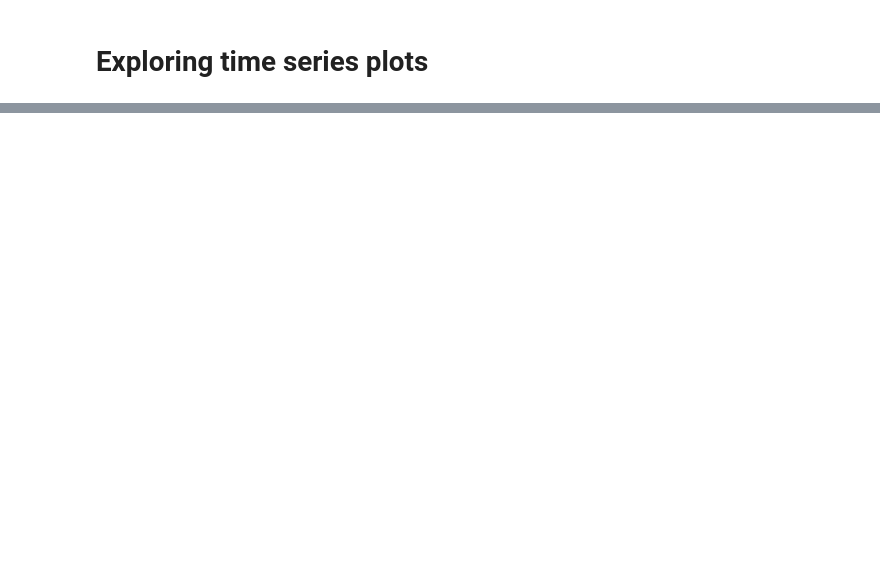
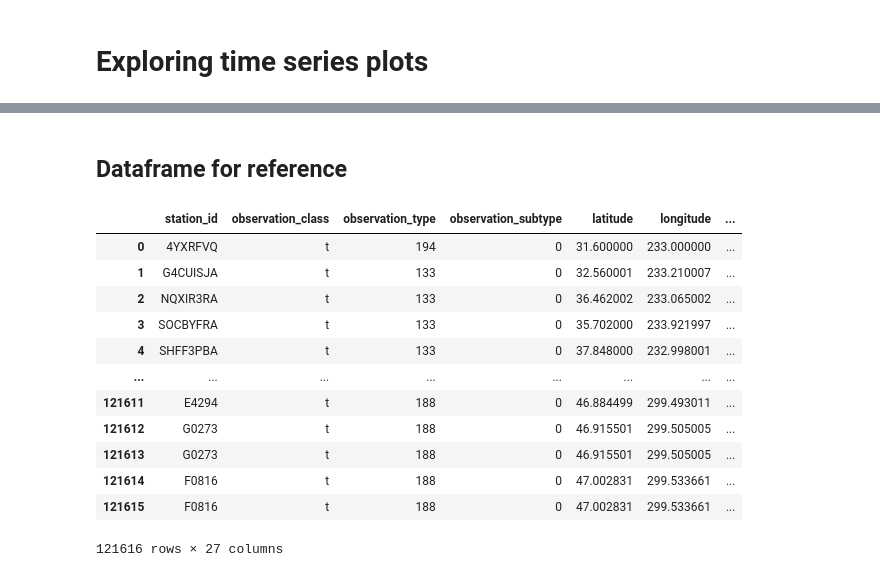
Before and after one commit to NOAA-GSL/pyDAmonitor, a Jupyter notebook: code/time_series.ipynb, the cells around one changed output, grey strips where cells are left out. Saved outputs shown, nothing was run; the diff lists cells and outputs as text; code cells hidden in the pictures; blank space fills up the shorter version.

```diff
--- a/code/time_series.ipynb
+++ b/code/time_series.ipynb
@@ -23 +27,3 @@ hours = [f"{i:02d}" for i in range(20)]
 var = 't'
+# %% [markdown]
+## Dataframe for reference
@@ -24,2 +32,20 @@ var = 't'
 # %%
-# test_fp = "/lfs4/BMC/nrtrr/NCO_dirs/rtma.v0.8.8/com/prod/RTMA_CONUS.20240624/00/diag_conv_t_anl.2024062400.nc4.gz"
+test_fp = f"{rtma_data_fp}/{test_hr}/diag_conv_t_anl.{date_str}{test_hr}.nc4.gz"
+# %%
+test_df = Conventional(test_fp).get_data()
+# %%
+test_df
+# %% [output]
+|  | station_id | observation_class | observation_type | observation_subtype | latitude | longitude | ... |
+| 0 | 4YXRFVQ | t | 194 | 0 | 31.600000 | 233.000000 | ... |
+| 1 | G4CUISJA | t | 133 | 0 | 32.560001 | 233.210007 | ... |
+| 2 | NQXIR3RA | t | 133 | 0 | 36.462002 | 233.065002 | ... |
+| 3 | SOCBYFRA | t | 133 | 0 | 35.702000 | 233.921997 | ... |
+| 4 | SHFF3PBA | t | 133 | 0 | 37.848000 | 232.998001 | ... |
+| ... | ... | ... | ... | ... | ... | ... | ... |
+| 121611 | E4294 | t | 188 | 0 | 46.884499 | 299.493011 | ... |
+| 121612 | G0273 | t | 188 | 0 | 46.915501 | 299.505005 | ... |
+| 121613 | G0273 | t | 188 | 0 | 46.915501 | 299.505005 | ... |
+| 121614 | F0816 | t | 188 | 0 | 47.002831 | 299.533661 | ... |
+| 121615 | F0816 | t | 188 | 0 | 47.002831 | 299.533661 | ... |
+121616 rows × 27 columns
```
Also changed, not shown: parts of 9 cells of this notebook, 3 other files.
